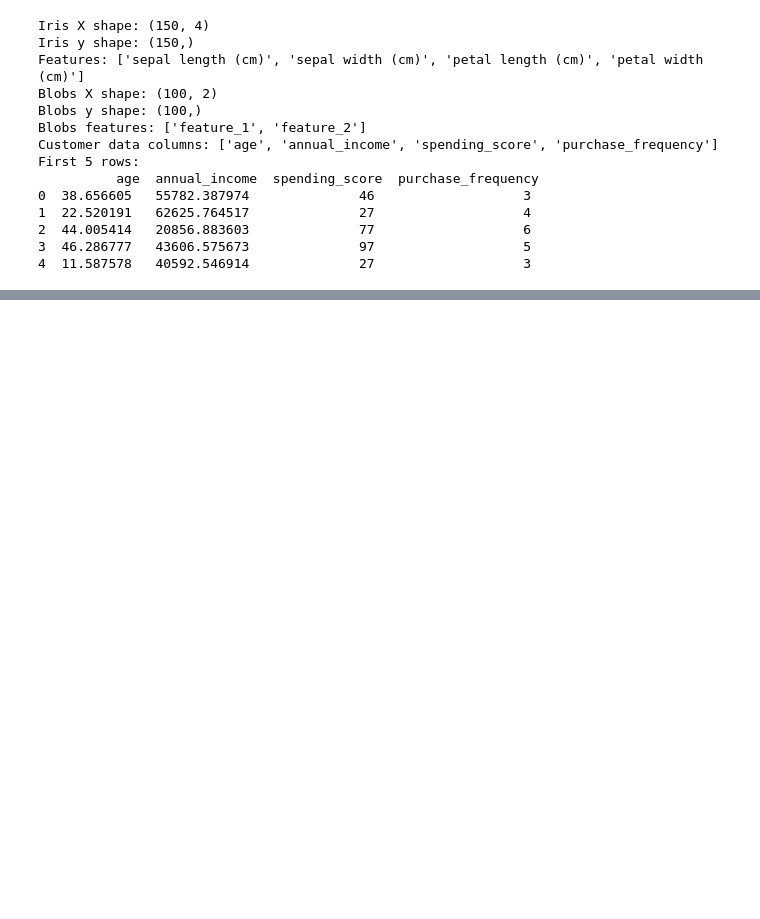
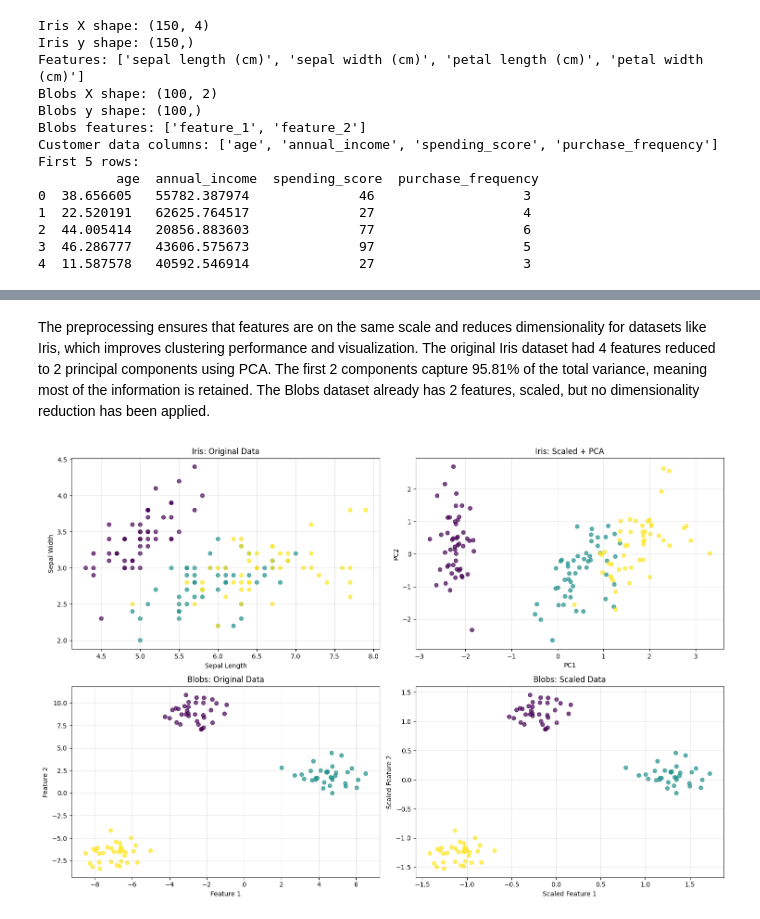
Before and after one commit to sarazhara1/clusterviz-project, a Jupyter notebook: TUTORIAL.ipynb, the cells around one changed output, grey strips where cells are left out. Saved outputs shown, nothing was run; the diff lists cells and outputs as text; code cells hidden in the pictures; blank space fills up the shorter version.

```diff
--- a/TUTORIAL.ipynb
+++ b/TUTORIAL.ipynb
@@ -185,0 +119,36 @@ First 10 labels: [0 0 1 2 1 2 0 0 1 2]
+# %% [markdown]
+The preprocessing ensures that features are on the same scale and reduces dimensionality for datasets like Iris, which improves clustering performance and visualization. The original Iris dataset had 4 features reduced to 2 principal components using PCA. The first 2 components capture 95.81% of the total variance, meaning most of the information is retained. The Blobs dataset already has 2 features, scaled, but no dimensionality reduction has been applied.
+# %%
+# Visualizing the preprocessing effects
+fig, axes = plt.subplots(2, 2, figsize=(15, 10))
+
+# Original vs scaled Iris
+axes[0,0].scatter(X_iris[:, 0], X_iris[:, 1], c=y_iris, cmap='viridis', alpha=0.7)
+axes[0,0].set_title('Iris: Original Data')
+axes[0,0].set_xlabel('Sepal Length')
+axes[0,0].set_ylabel('Sepal Width')
+axes[0,0].grid(True, alpha=0.3)
+
+axes[0,1].scatter(X_iris_scaled[:, 0], X_iris_scaled[:, 1], c=y_iris, cmap='viridis', alpha=0.7)
+axes[0,1].set_title('Iris: Scaled + PCA')
+axes[0,1].set_xlabel('PC1')
+axes[0,1].set_ylabel('PC2')
+axes[0,1].grid(True, alpha=0.3)
+
+# Original vs scaled Blobs
+axes[1,0].scatter(X_blobs[:, 0], X_blobs[:, 1], c=y_blobs, cmap='viridis', alpha=0.7)
+axes[1,0].set_title('Blobs: Original Data')
+axes[1,0].set_xlabel('Feature 1')
+axes[1,0].set_ylabel('Feature 2')
+axes[1,0].grid(True, alpha=0.3)
+
+axes[1,1].scatter(X_blobs_scaled[:, 0], X_blobs_scaled[:, 1], c=y_blobs, cmap='viridis', alpha=0.7)
+axes[1,1].set_title('Blobs: Scaled Data')
+axes[1,1].set_xlabel('Scaled Feature 1')
+axes[1,1].set_ylabel('Scaled Feature 2')
+axes[1,1].grid(True, alpha=0.3)
+
+plt.tight_layout()
+plt.show()
+# %% [output]
+[figure, added]
```
Also changed, not shown: parts of 15 cells of this notebook.
